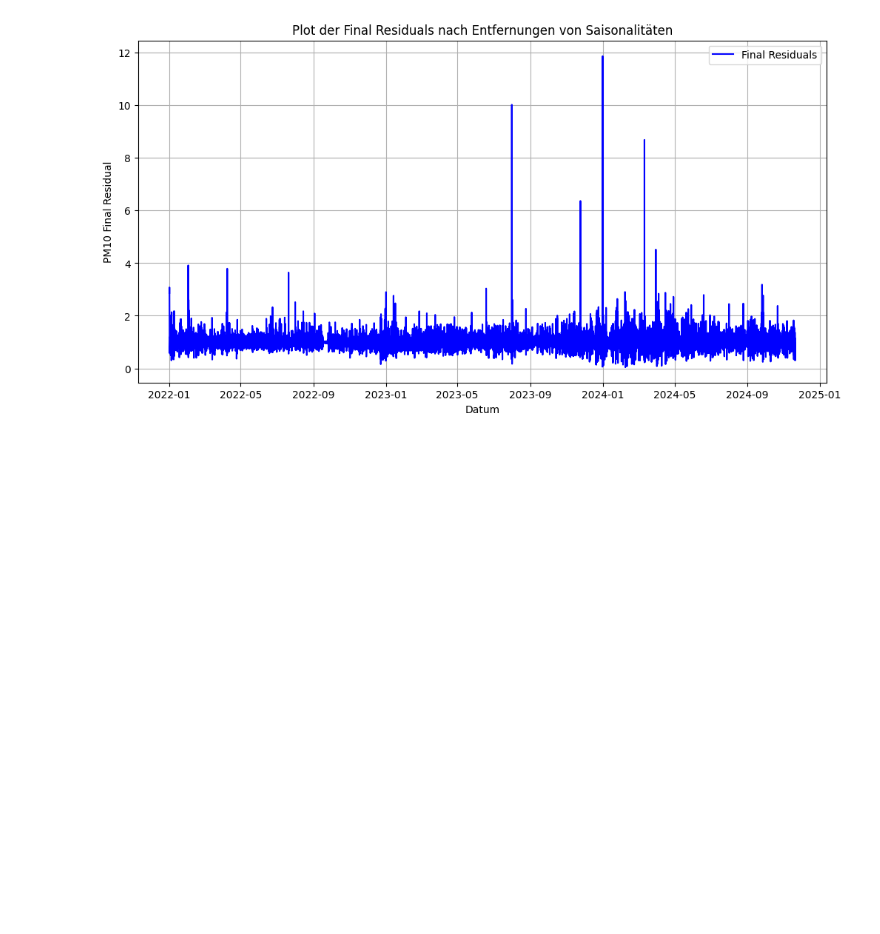
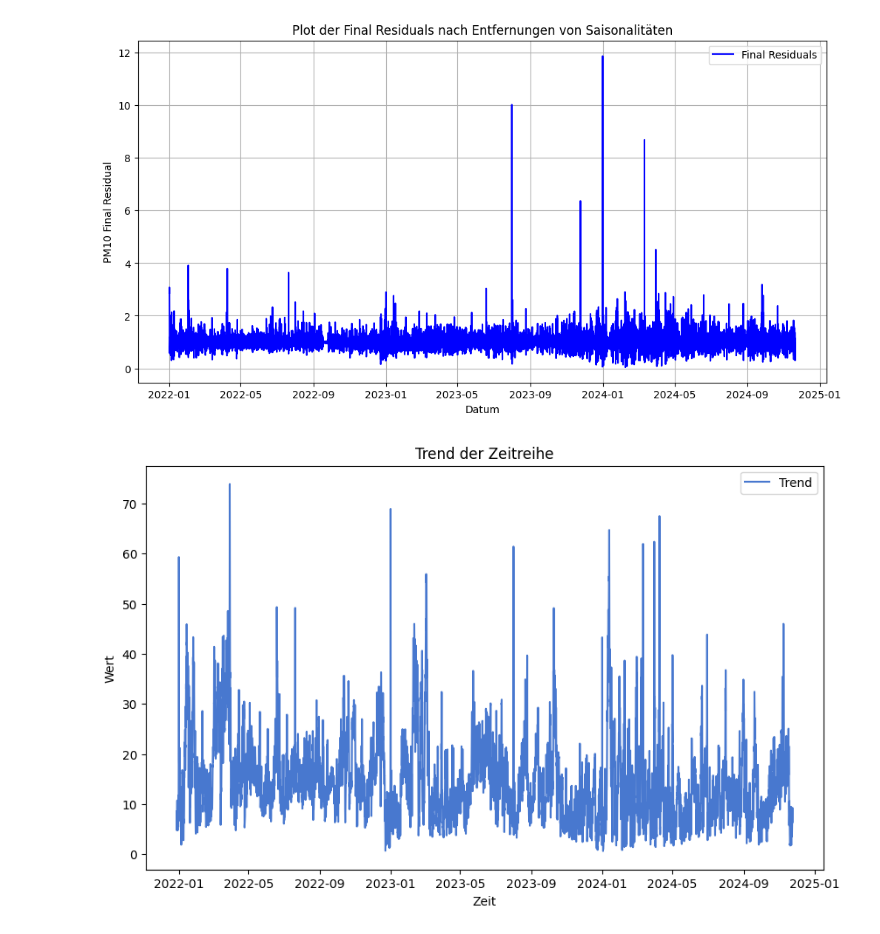
Before and after one commit to joejoejoejor/Its-Wekk, a Jupyter notebook: 4 - Data/2 - Ruben/Targetvariable_timeseries.ipynb, the cells around one changed output. Drawn from its saved outputs; the diff is of its cells as text; code cells hidden in the pictures; blank space fills up the shorter version.

```diff
--- a/4 - Data/2 - Ruben/Targetvariable_timeseries.ipynb
+++ b/4 - Data/2 - Ruben/Targetvariable_timeseries.ipynb
@@ -123,3 +123,28 @@ plt.grid(True)
 plt.show()
 # %% [output]
 [figure]
+# %%
+import pandas as pd
+import matplotlib.pyplot as plt
+from statsmodels.tsa.seasonal import seasonal_decompose
+
+# Angenommen, 'series' ist deine Zeitreihendaten
+# Beispiel: Anpassen der Periode an die Länge der Serie
+period = 7  # Beispielperiode, passe sie an deine Daten an
+
+# Durchführung der saisonalen Dekomposition
+result = seasonal_decompose(series, model='multiplicative', period=period)
+
+# Extrahieren der Trendkomponente
+trend = result.trend
+
+# Plotten der Trendkomponente
+plt.figure(figsize=(10, 6))
+plt.plot(trend, label='Trend')
+plt.title('Trend der Zeitreihe')
+plt.xlabel('Zeit')
+plt.ylabel('Wert')
+plt.legend()
+plt.show()
+# %% [output]
+[figure, added]
```
Also changed, not shown: parts of 4 cells of this notebook, 1 other file.
